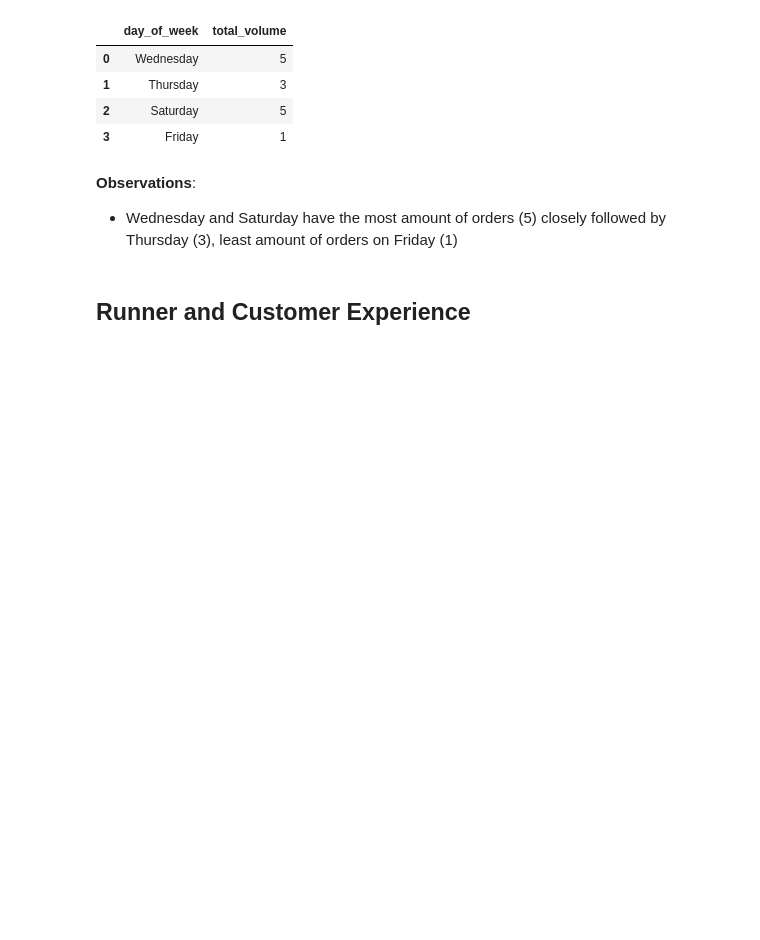
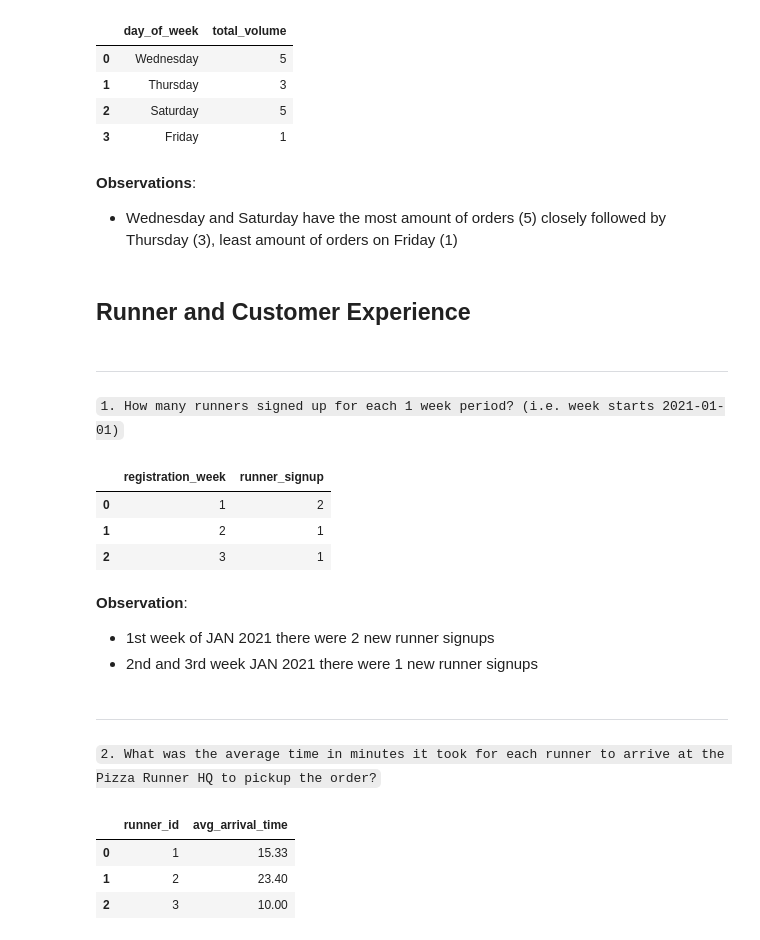
Before and after one commit to A-C-Sai/working-with-data, a Jupyter notebook: projects/sql-case-studies/Pizza Runner.ipynb, the cells around one changed output. Saved outputs shown, nothing was run; the diff lists cells and outputs as text; code cells hidden in the pictures; blank space fills up the shorter version.

````diff
--- a/projects/sql-case-studies/Pizza Runner.ipynb
+++ b/projects/sql-case-studies/Pizza Runner.ipynb
@@ -604,3 +604,32 @@ execute_query(query_str)
 - Wednesday and Saturday have the most amount of orders (5) closely followed by Thursday (3), least amount of orders on Friday (1)
 # %% [markdown]
 ## Runner and Customer Experience
+# %% [markdown]
+***
+# %% [markdown]
+```1. How many runners signed up for each 1 week period? (i.e. week starts 2021-01-01)```
+# %%
+query_str = (
+    """
+    select
+    FLOOR(DATEDIFF(registration_date,'2021-01-01')/7)+1 as registration_week,
+    count(*) runner_signup
+    from runners
+    group by 1
+    """
+)
+# %%
+execute_query(query_str)
+# %% [output]
+|  | registration_week | runner_signup |
+| 0 | 1 | 2 |
+| 1 | 2 | 1 |
+| 2 | 3 | 1 |
+# %% [markdown]
+**Observation**:
+- 1st week of JAN 2021 there were 2 new runner signups
+- 2nd and 3rd week JAN 2021 there were 1 new runner signups
+# %% [markdown]
+***
+# %% [markdown]
+```2. What was the average time in minutes it took for each runner to arrive at the Pizza Runner HQ to pickup the order?```
@@ -606,0 +651,7 @@ execute_query(query_str)
+# %%
+execute_query(query_str)
+# %% [output]
+|  | runner_id | avg_arrival_time |
+| 0 | 1 | 15.33 |
+| 1 | 2 | 23.40 |
+| 2 | 3 | 10.00 |
````
Also changed, not shown: parts of 4 cells of this notebook.
